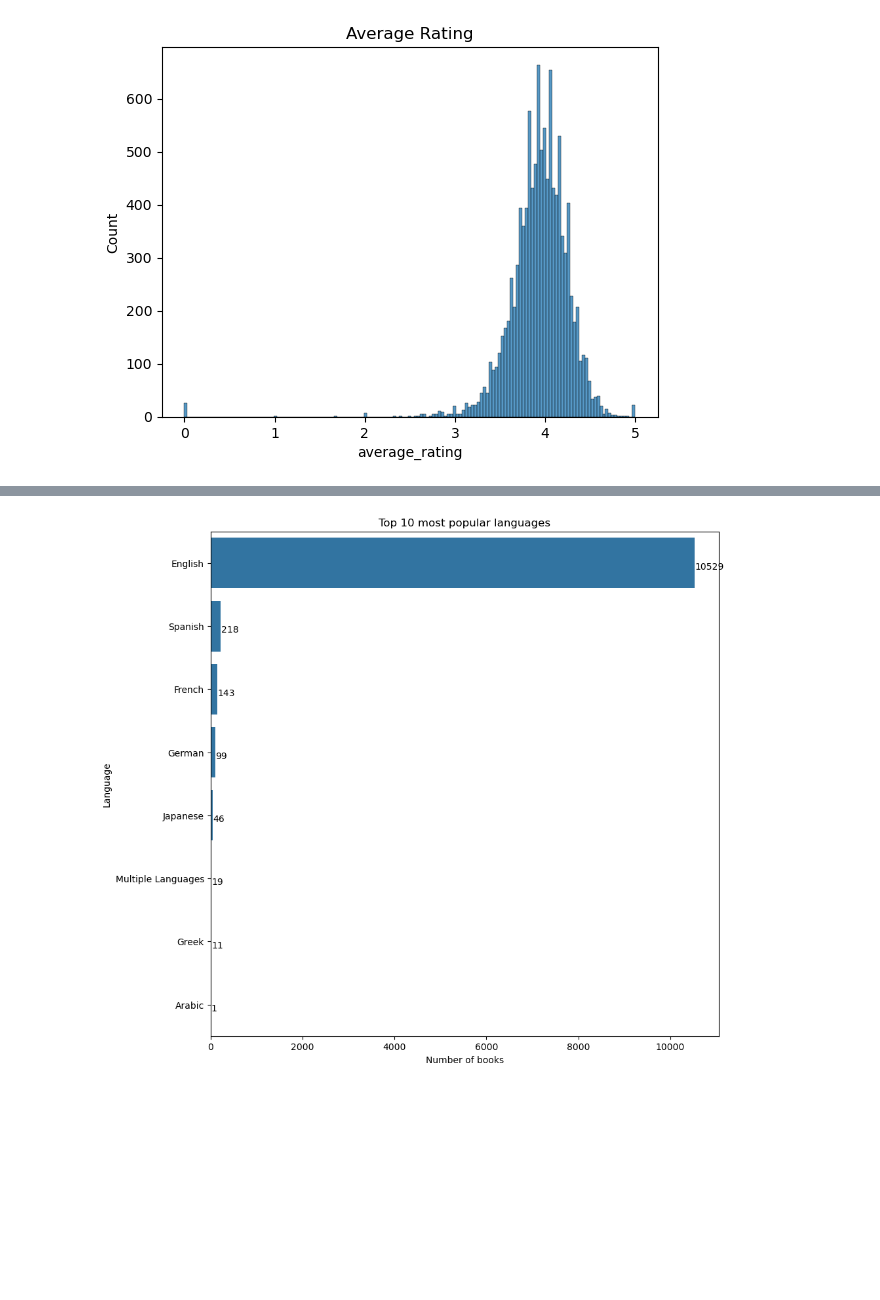
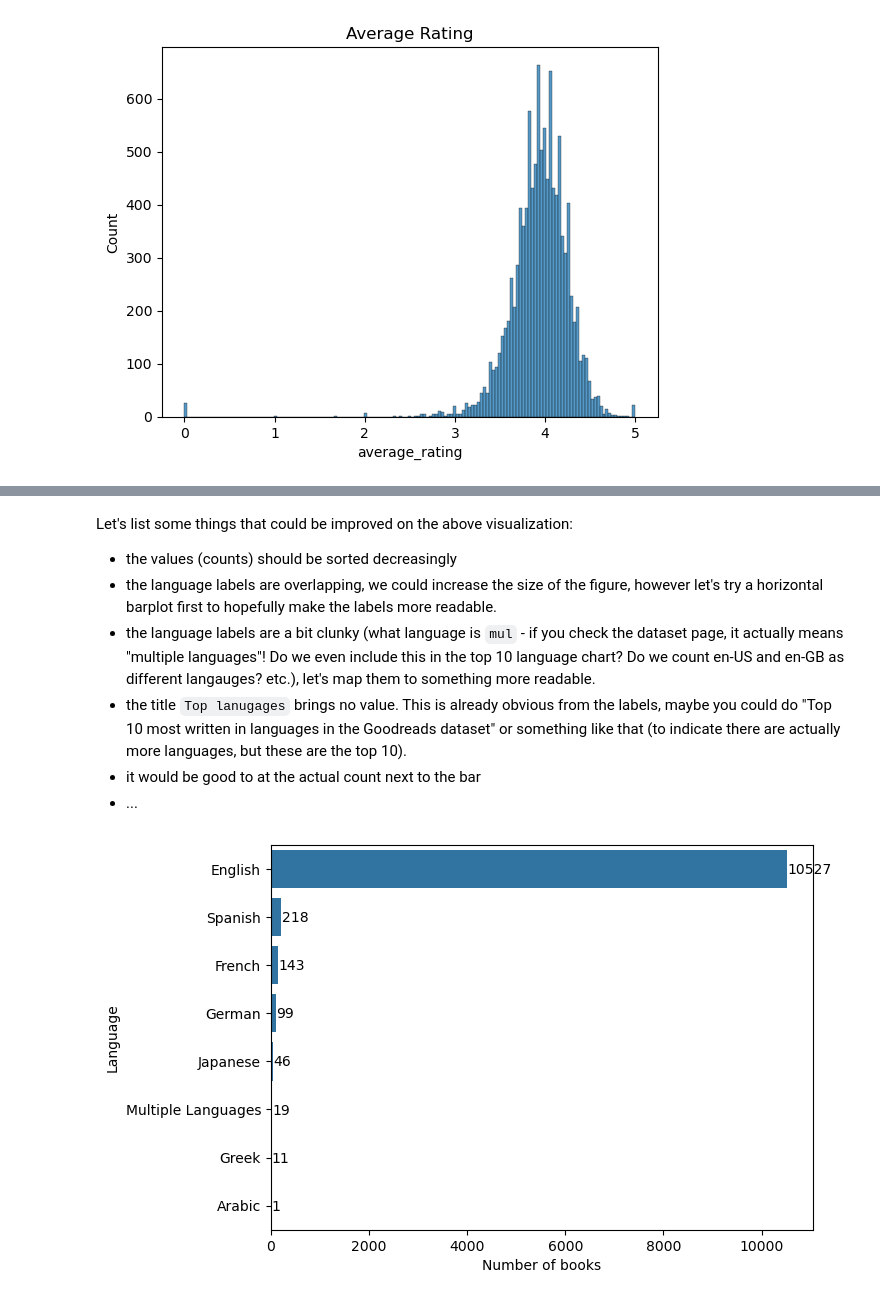
Before and after one commit to KlemenVovk/ids-tutoring-s1, a Jupyter notebook: main.ipynb, the cells around one changed output, grey strips where cells are left out. Drawn from its saved outputs; the diff is of its cells as text; code cells hidden in the pictures; blank space fills up the shorter version.

```diff
--- a/main.ipynb
+++ b/main.ipynb
@@ -2,5 +2,6 @@
 import pandas as pd
 import matplotlib.pyplot as plt
 import seaborn as sns
+from datetime import datetime
 
-CSV_FILE = "books.csv"
+CSV_FILE = "books-corrected.csv" #! Using the corrected file, to actually experience everything (all the errors), start with the books.csv file which does not have the manually corrected data that allows it to read properly.
@@ -56,0 +129,4 @@ df.describe()
+# %%
+df.describe()
+display(df[(df["average_rating"] < 0) | (df["average_rating"] > 5)])
+df = df[(df["average_rating"] >= 0) & (df["average_rating"] <= 5)]
@@ -142,0 +331,8 @@ plt.savefig("average_rating.png", dpi=300)
+# %% [markdown]
+Let's list some things that could be improved on the above visualization:
+- the values (counts) should be sorted decreasingly
+- the language labels are overlapping, we could increase the size of the figure, however let's try a horizontal barplot first to hopefully make the labels more readable.
+- the language labels are a bit clunky (what language is `mul` - if you check the dataset page, it actually means "multiple languages"! Do we even include this in the top 10 language chart? Do we count en-US and en-GB as different langauges? etc.), let's map them to something more readable.
+- the title `Top lanugages` brings no value. This is already obvious from the labels, maybe you could do "Top 10 most written in languages in the Goodreads dataset" or something like that (to indicate there are actually more languages, but these are the top 10).
+- it would be good to at the actual count next to the bar
+- ...
@@ -143,24 +353,10 @@ plt.savefig("average_rating.png", dpi=300)
 # %%
-fig, ax = plt.subplots(figsize=(10, 10))
-lang_map = {
-    'eng': 'English',
-    'en-US': 'English',
-    'en-GB': 'English',
-    'fre': 'French',
-    'spa': 'Spanish',
-    'ger': 'German',
-    'jpn': 'Japanese',
-    'mul': 'Multiple Languages',
-    'grc': 'Greek',
-    'ara': 'Arabic',
-}
-df["language_code"] = df["language_code"].map(lang_map)
-
+fig, ax = plt.subplots(figsize=(7, 5))
 sns.countplot(data=df, y="language_code", ax=ax, orient="h", order=df["language_code"].value_counts().index)
-ax.set_title("Top 10 most popular languages")
 ax.set_xlabel("Number of books")
 ax.set_ylabel("Language")
 for p in ax.patches:
     ax.annotate(f"{int(p.get_width())}", (p.get_width() + 10, p.get_y() + 0.5))
+plt.savefig("languages_improved.pdf")
 # %% [output]
-[figure, old version]
+[figure, new version]
```
Also changed, not shown: parts of 35 cells of this notebook, 7 other files.
